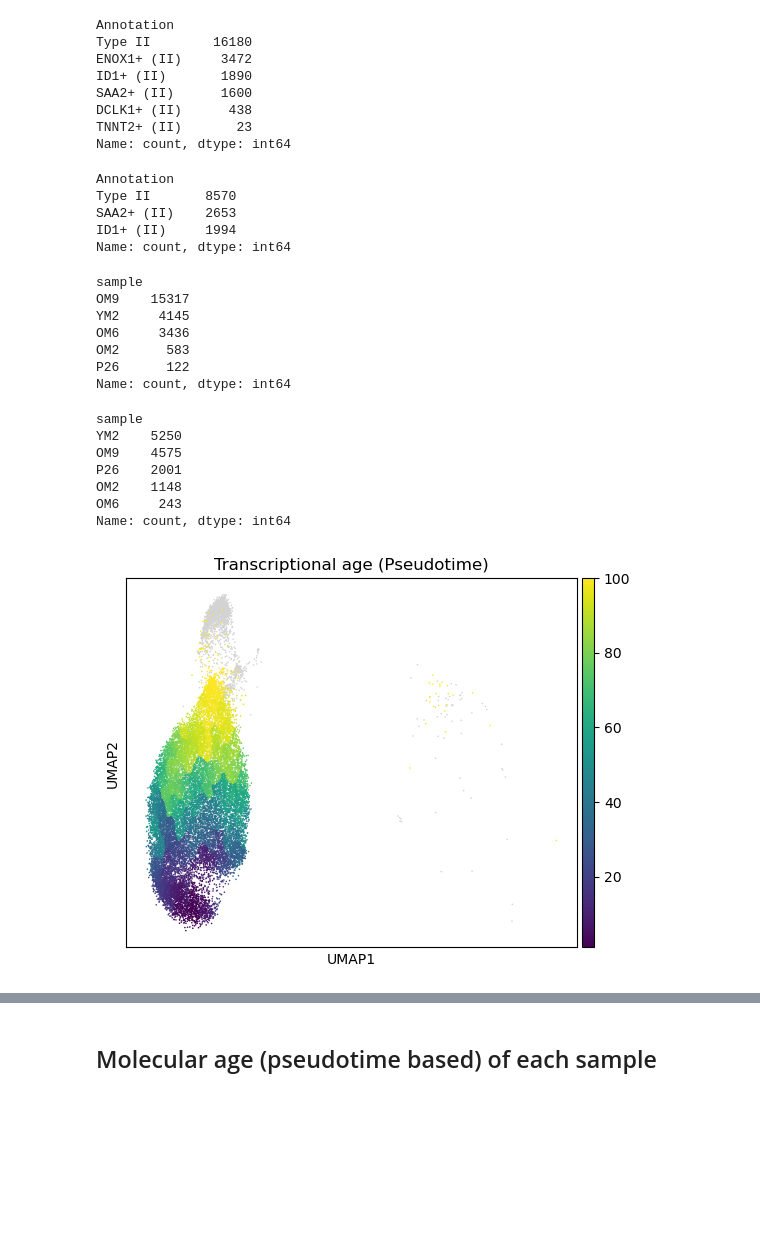
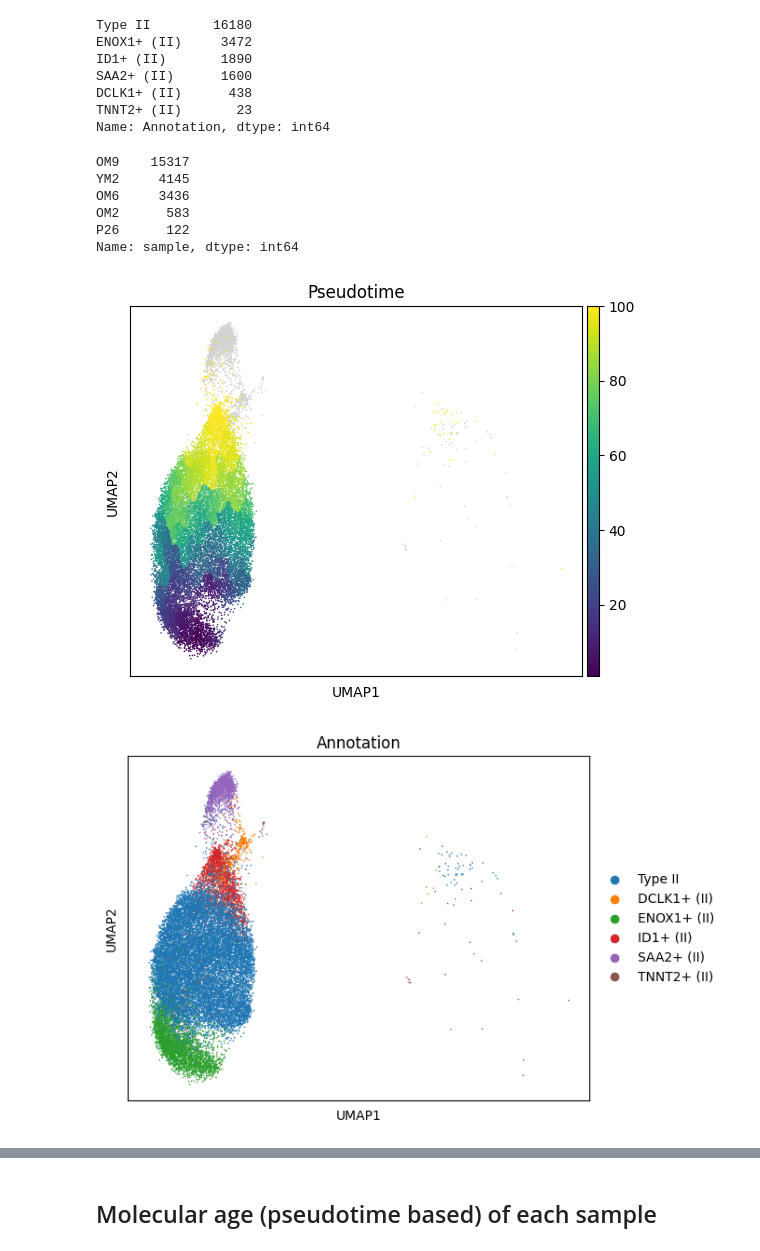
Before and after one commit to sachha-naksha/SKM_multimodal_analysis, a Jupyter notebook: py_scripts/data_preproc.ipynb, the cells around one changed output, grey strips where cells are left out. Drawn from its saved outputs; the diff is of its cells as text; code cells hidden in the pictures; blank space fills up the shorter version.

Commit message:
cleaned up samples as visualized the cells in both rna and atac space

```diff
--- a/py_scripts/data_preproc.ipynb
+++ b/py_scripts/data_preproc.ipynb
@@ -23,7 +23,6 @@ export_dir = "/projects/bgdb/asachan/datasets/SKM_ageing_human/atac_objects/atac
 # %%
 from utils import *
 # %%
-adata_infile_fiber = '/projects/bgdb/asachan/datasets/SKM_ageing_human/rna_objects/Myofiber_scsn_RNA.h5ad'
-adata_female_rna = '/projects/bgdb/asachan/datasets/SKM_ageing_human/atac_objects/atac_fiber/rna_female_type2_noP21.h5ad'
-adata_female_atac = '/projects/bgdb/asachan/datasets/SKM_ageing_human/atac_objects/atac_fiber/atac_female_type2_noP21.h5ad'
+adata_female_rna = '/projects/bgdb/asachan/datasets/SKM_ageing_human/atac_objects/atac_fiber/rna_female_type2.h5ad'
+adata_atac = '/projects/bgdb/asachan/datasets/SKM_ageing_human/atac_objects/atac_fiber/atac_peaks.h5ad'
 out_tmp = '/projects/bgdb/asachan/datasets/SKM_ageing_human/tmp'
@@ -59,0 +29,4 @@ atac_adata = sc.read_h5ad(adata_female_atac)
+# %%
+rna_adata = sc.read_h5ad(adata_female_rna)
+#remove P21 from adata_female_rna
+rna_adata = rna_adata[rna_adata.obs['sample'] != 'P21'].copy()
@@ -60,43 +49,27 @@ atac_adata = sc.read_h5ad(adata_female_atac)
 # %%
 rna_adata.obs['Annotation'].value_counts()
 # %% [output]
-Annotation
 Type II        16180
 ENOX1+ (II)     3472
 ID1+ (II)       1890
 SAA2+ (II)      1600
 DCLK1+ (II)      438
 TNNT2+ (II)       23
-Name: count, dtype: int64
+Name: Annotation, dtype: int64
-# %%
-atac_adata.obs['Annotation'].value_counts()
-# %% [output]
-Annotation
-Type II       8570
-SAA2+ (II)    2653
-ID1+ (II)     1994
-Name: count, dtype: int64
 # %%
 rna_adata.obs['sample'].value_counts()
 # %% [output]
-sample
 OM9    15317
 YM2     4145
 OM6     3436
 OM2      583
 P26      122
-Name: count, dtype: int64
+Name: sample, dtype: int64
-# %%
-atac_adata.obs['sample'].value_counts()
-# %% [output]
-sample
-YM2    5250
-OM9    4575
-P26    2001
-OM2    1148
-OM6     243
-Name: count, dtype: int64
 # %%
-sc.pl.umap(rna_adata, color=['Pseudotime'], title='Transcriptional age (Pseudotime)')
+sc.pl.umap(rna_adata, color=['Pseudotime'])
 # %% [output]
-[figure, old version]
+[figure, new version]
+# %%
+sc.pl.umap(rna_adata, color=['Annotation'])
+# %% [output]
+[figure, added]
```
Also changed, not shown: parts of 49 cells of this notebook, 2 other files.
